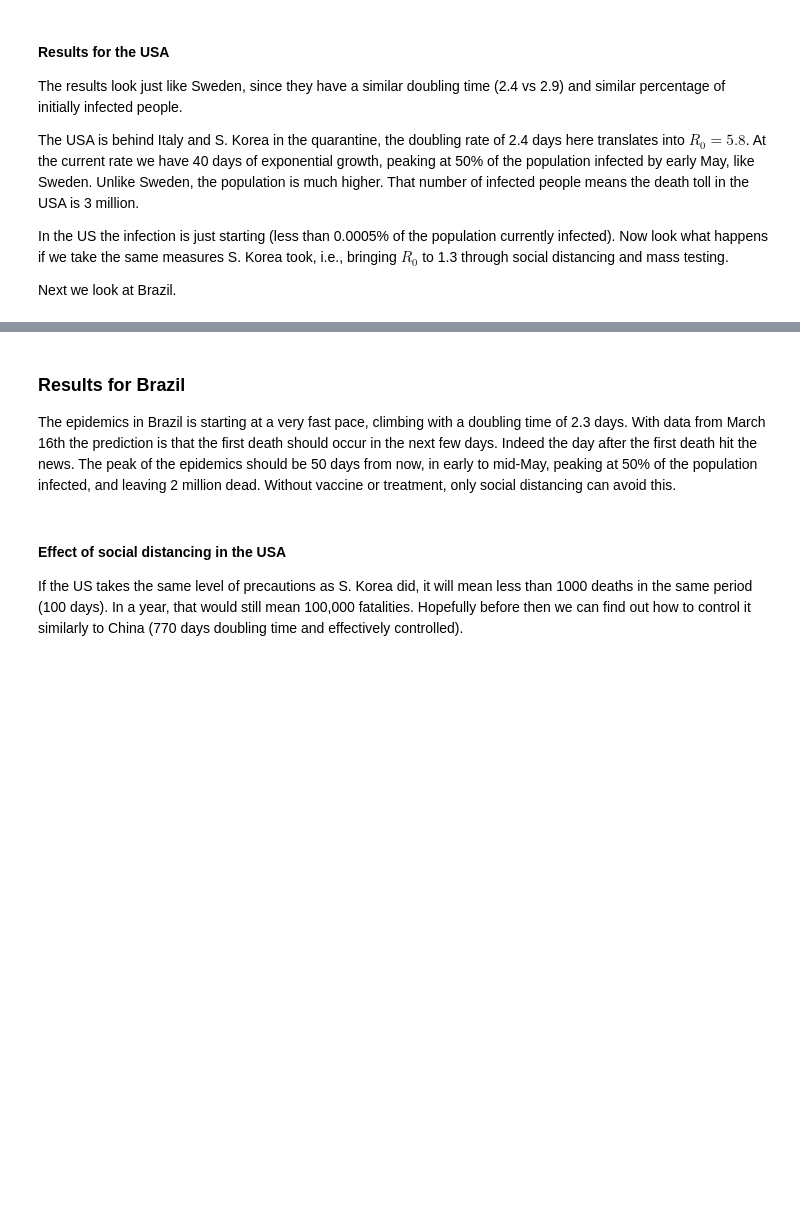
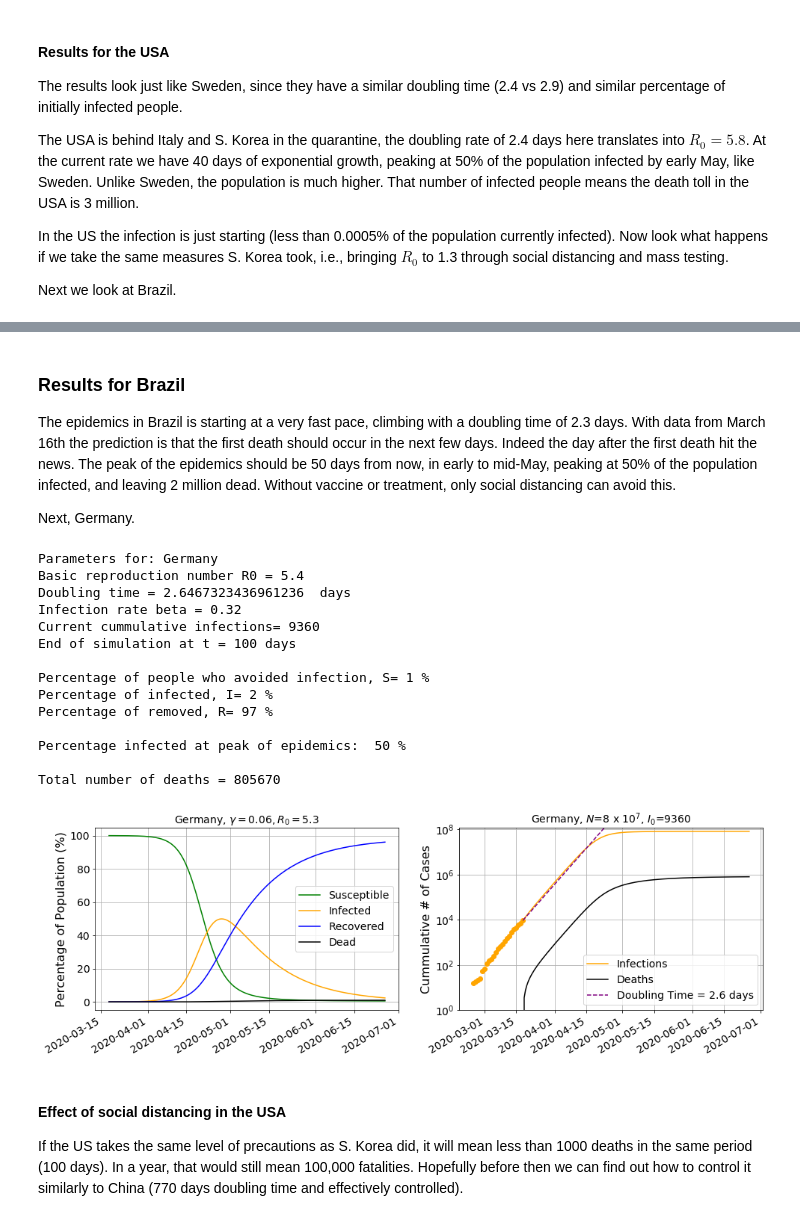
Before and after one commit to wlyra/covid19, a Jupyter notebook: covid19.ipynb, the cells around one changed output, grey strips where cells are left out. Cells and saved outputs as stored; diff of their text form; code cells hidden in the pictures; blank space fills up the shorter version.

Commit message:
entered data for Germany, and plotted x-axis in date format

```diff
--- a/covid19.ipynb
+++ b/covid19.ipynb
@@ -250,11 +284,11 @@ def RK3(f):
 
     alpha_ts   = np.double([0.   , -5./9.  ,-153./128.])
     beta_ts    = np.double([1./3., 15./16. ,   8./15. ])
-    Cdt = 0.5
+    Cdt = 0.25
 #
 #  Timestep defined by the timescale given by the rate of infection
 #
-    tau_beta  = 1/beta
+    tau_beta  = 1./beta
     dt = Cdt*tau_beta
 #
 # End of epidemics. 100 days if the doubling time is less than 10 days,
@@ -560,6 +658,27 @@ Total number of deaths = 1902063
 ### Results for Brazil
 
 The epidemics in Brazil is starting at a very fast pace, climbing with a doubling time of 2.3 days. With data from March 16th the prediction is that the first death should occur in the next few days. Indeed the day after the first death hit the news. The peak of the epidemics should be 50 days from now, in early to mid-May, peaking at 50% of the population infected, and leaving 2 million dead. Without vaccine or treatment, only social distancing can avoid this.
+
+Next, Germany.
+# %%
+country = select_country('Germany')
+f = plottage(country,RK3(country))
+# %% [output]
+Parameters for: Germany
+Basic reproduction number R0 = 5.4
+Doubling time = 2.6467323436961236  days
+Infection rate beta = 0.32
+Current cummulative infections= 9360
+End of simulation at t = 100 days
+
+Percentage of people who avoided infection, S= 1 %
+Percentage of infected, I= 2 %
+Percentage of removed, R= 97 %
+
+Percentage infected at peak of epidemics:  50 %
+
+Total number of deaths = 805670
+[figure, added]
 # %% [markdown]
 #### Effect of social distancing in the USA
 
```
Also changed, not shown: parts of 9 cells of this notebook.
